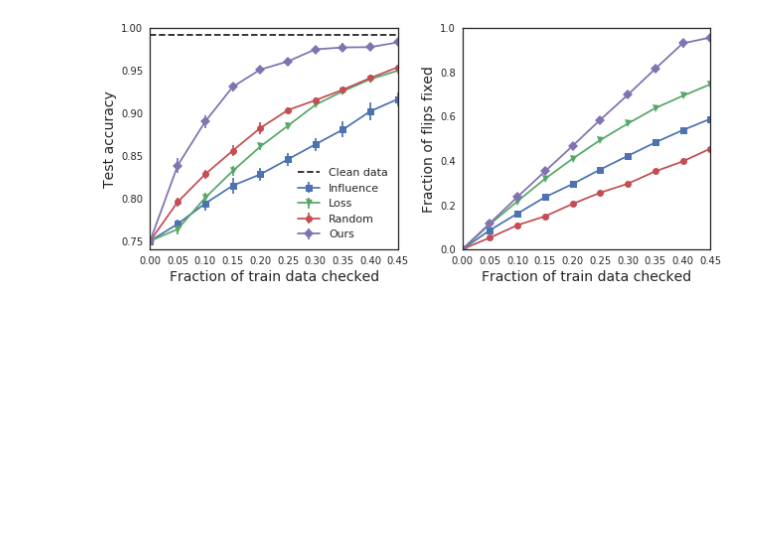
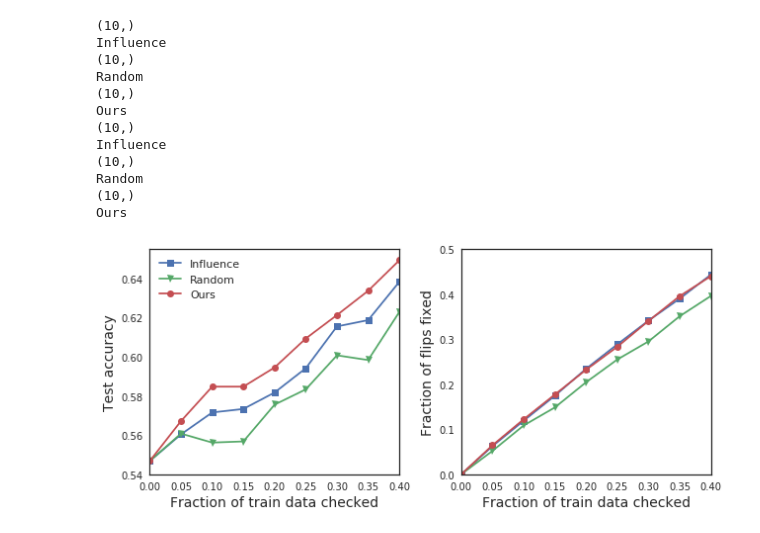
Before and after one commit to chihkuanyeh/Representer_Point_Selection, a Jupyter notebook: experiments/fig2_dataset_debugging.ipynb, the cells around one changed output. Cells and saved outputs as stored; diff of their text form; code cells hidden in the pictures; blank space fills up the shorter version.

Commit message:
updagte fig2 to Cifar

```diff
--- a/experiments/fig2_dataset_debugging.ipynb
+++ b/experiments/fig2_dataset_debugging.ipynb
@@ -22,17 +19,17 @@ The autoreload extension is already loaded. To reload it, use:
 # %%
 # Load the experiment results
-f = np.load('../output/mnist_1vs7_inputcheck_results.npz')
+f = np.load('../output/cifar_inputcheck_results.npz')
 orig_results = f['orig_results']
 flipped_results = f['flipped_results']
 fixed_influence_loo_results = f['fixed_influence_loo_results']
-fixed_loss_results = f['fixed_loss_results']
+#fixed_ours2_results = f['fixed_ours2_results']
 fixed_random_results = f['fixed_random_results']
 fixed_ours_results = f['fixed_ours_results']
 # %%
 sns.set_style('white')
 fontsize=14
 
-x = np.arange(0, 0.5, 0.05)
+x = np.arange(0.00, 0.5, 0.05)
 metric_idx = 0
 
 fig, axs = plt.subplots(1,2, figsize=(9, 4))
@@ -44,44 +41,59 @@ flip_error = np.std(flipped_results, axis=0) / np.sqrt(flipped_results.shape[0])
 
 markers = ['s', 'v', 'o', 'D']
 
 for ax, metric_idx in zip(axs, [2, 0]):
     count = 0
     for results, label in [
         (fixed_influence_loo_results, 'Influence'),
-        (fixed_loss_results, 'Loss'),
+        #(fixed_ours2_results, 'Ours_3.2'),
         (fixed_random_results, 'Random'),
         (fixed_ours_results, 'Ours')]:
 
         mean = np.mean(results, axis=1)[:, metric_idx]
         error = np.std(results, axis=1)[:, metric_idx] / np.sqrt(results.shape[1])
         mean = np.insert(mean, 0, flip_mean[metric_idx])
         error = np.insert(error, 0, flip_error[metric_idx])
 
         if metric_idx == 0:
             # proportion of fixed
             mean /= num_flips
             error /= num_flips
 
-        ax.errorbar(x, mean, error, label=label, marker=markers[count])
-        ax.set_xlim((0, 0.45))
-        ax.set_xticks(x)
+        #ax.plot(x, mean, error, label=label, marker=markers[count])
+        print(mean.shape)
+        print(label)
+        ax.plot(x[:-1], mean[:-1],  label=label, marker=markers[count])
+        ax.set_xlim((0, 0.4))
+        ax.set_xticks(x[:-1])
         ax.set_xlabel('Fraction of train data checked', fontsize=fontsize)
         count+=1
 
     if metric_idx > 0:
-        ax.plot(
-            x,
-            [orig_results[metric_idx - 1]] * len(x),
-            '--',
-            color='k',
-            label='Clean data')
+        #ax.plot(
+        #    x,
+        #    [orig_results[metric_idx - 1]] * len(x),
+        #    '--',
+        #    color='k',
+        #    label='Clean data')
         ax.legend(loc='best', fontsize=fontsize-3)
-        ax.set_ylim((0.74, 1))
+        ax.set_ylim((0.54, 0.655))
         ax.set_ylabel('Test accuracy', fontsize=fontsize)
     else:
-        ax.set_ylim((0, 1))
+        ax.set_ylim((0, 0.5))
         ax.set_ylabel('Fraction of flips fixed', fontsize=fontsize)
 plt.tight_layout()
-plt.savefig('labelfix.png', dpi=300)
+plt.savefig('labelfix.png', dpi=600)
 # %% [output]
+(10,)
+Influence
+(10,)
+Random
+(10,)
+Ours
+(10,)
+Influence
+(10,)
+Random
+(10,)
+Ours
-[figure, old version]
+[figure, new version]
```
Also changed, not shown: parts of 1 cell of this notebook.
